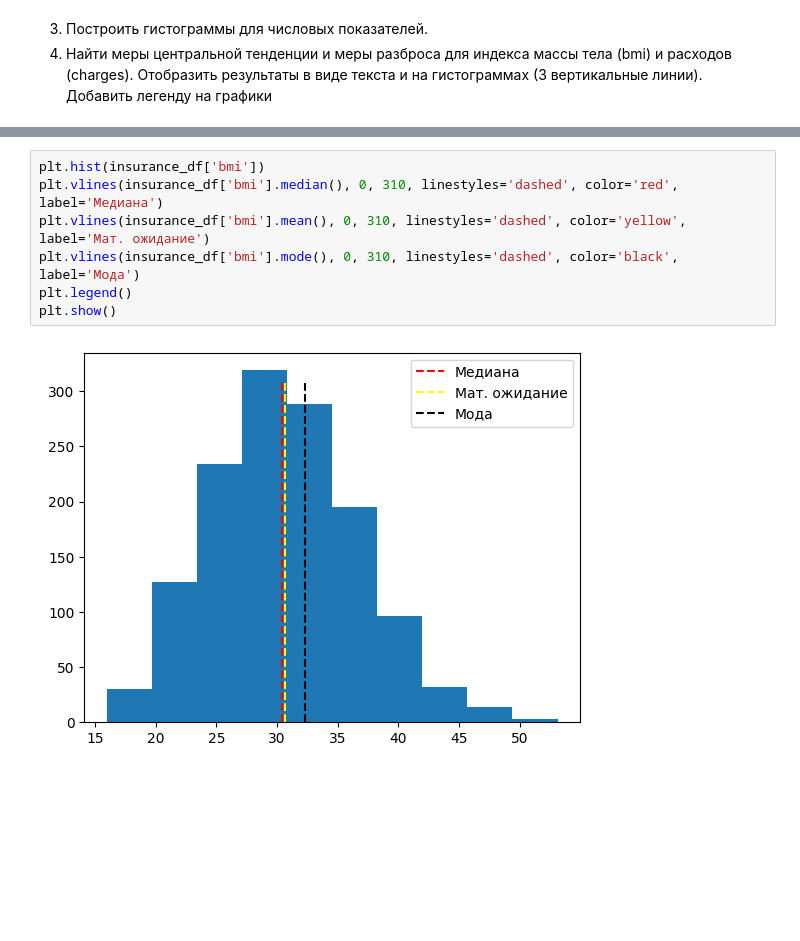
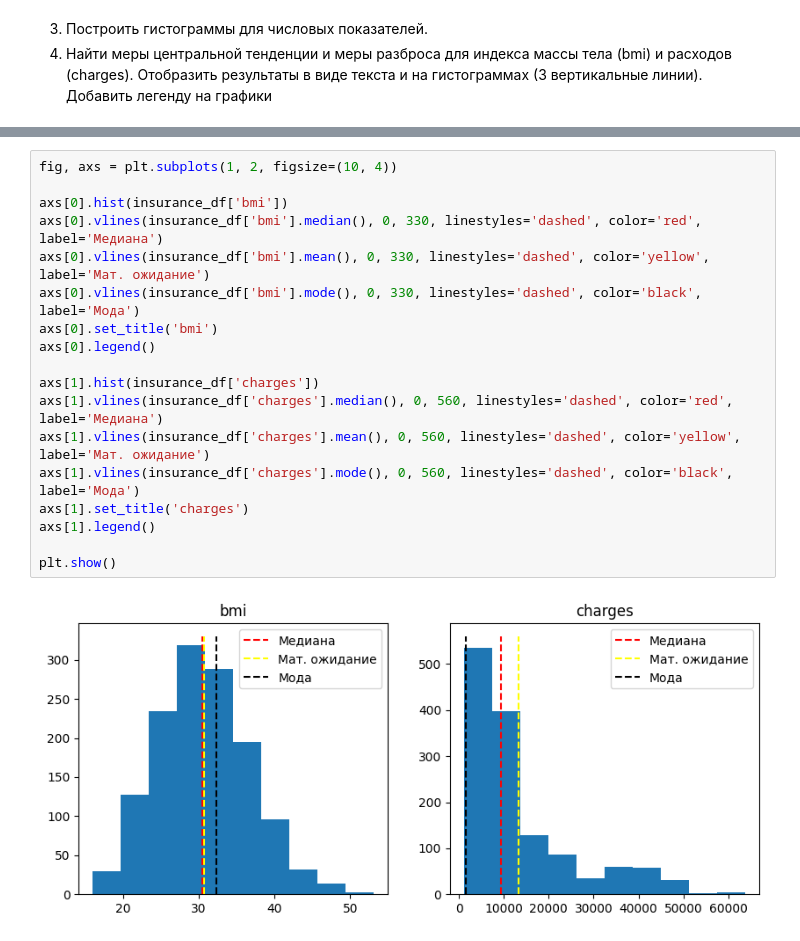
Before and after one commit to LIvanoff/Big-Data-analysis-technologies-and-tools, a Jupyter notebook: pr3.ipynb, the cells around one changed output, grey strips where cells are left out. Saved outputs shown, nothing was run; the diff lists cells and outputs as text; blank space fills up the shorter version.

```diff
--- a/pr3.ipynb
+++ b/pr3.ipynb
@@ -39,11 +41,22 @@ fig.show()
 # %% [output]
 [interactive output not drawn]
 # %%
-plt.hist(insurance_df['bmi'])
-plt.vlines(insurance_df['bmi'].median(), 0, 310, linestyles='dashed', color='red', label='Медиана')
-plt.vlines(insurance_df['bmi'].mean(), 0, 310, linestyles='dashed', color='yellow', label='Мат. ожидание')
-plt.vlines(insurance_df['bmi'].mode(), 0, 310, linestyles='dashed', color='black', label='Мода')
-plt.legend()
+fig, axs = plt.subplots(1, 2, figsize=(10, 4))
+
+axs[0].hist(insurance_df['bmi'])
+axs[0].vlines(insurance_df['bmi'].median(), 0, 330, linestyles='dashed', color='red', label='Медиана')
+axs[0].vlines(insurance_df['bmi'].mean(), 0, 330, linestyles='dashed', color='yellow', label='Мат. ожидание')
+axs[0].vlines(insurance_df['bmi'].mode(), 0, 330, linestyles='dashed', color='black', label='Мода')
+axs[0].set_title('bmi')
+axs[0].legend()
+
+axs[1].hist(insurance_df['charges'])
+axs[1].vlines(insurance_df['charges'].median(), 0, 560, linestyles='dashed', color='red', label='Медиана')
+axs[1].vlines(insurance_df['charges'].mean(), 0, 560, linestyles='dashed', color='yellow', label='Мат. ожидание')
+axs[1].vlines(insurance_df['charges'].mode(), 0, 560, linestyles='dashed', color='black', label='Мода')
+axs[1].set_title('charges')
+axs[1].legend()
+
 plt.show()
 # %% [output]
-[figure, old version]
+[figure, new version]
```
Also changed, not shown: parts of 57 cells of this notebook.
